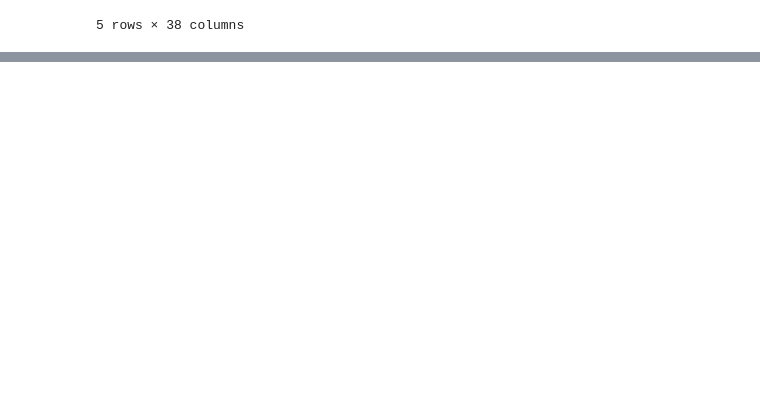
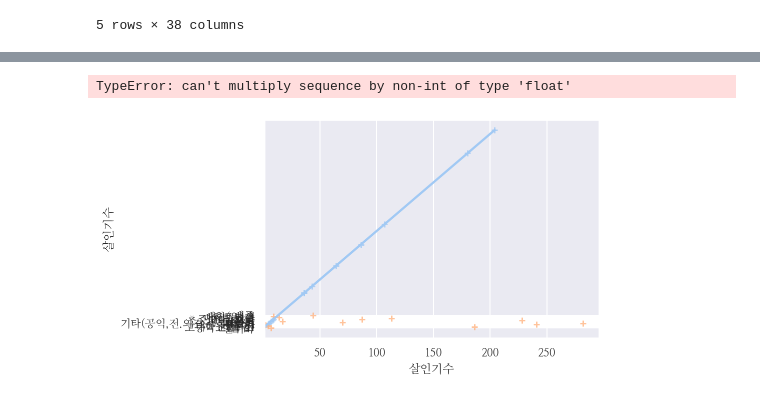
Before and after one commit to comsa33/DATA_ANALYSIS-crime_data, a Jupyter notebook: crime_education_job.ipynb, the cells around one changed output, grey strips where cells are left out. Saved outputs shown, nothing was run; the diff lists cells and outputs as text; code cells hidden in the pictures; blank space fills up the shorter version.

```diff
--- a/crime_education_job.ipynb
+++ b/crime_education_job.ipynb
@@ -164,0 +290,9 @@ g.map(sns.scatterplot)
+# %%
+cols = new_df_edu_job_trans.columns
+for i in range(len(cols)):
+    x, y = pd.Series(new_df_edu_job_trans[cols[i]], name=cols[i]), pd.Series(new_df_edu_job_trans[cols[-i]], name=cols[-i])
+    plt.subplot(2,10,i+1)
+    a = sns.regplot(x=x, y=y, marker="+")
+# %% [output]
+TypeError: can't multiply sequence by non-int of type 'float'
+[figure, added]
```
Also changed, not shown: parts of 28 cells of this notebook.
